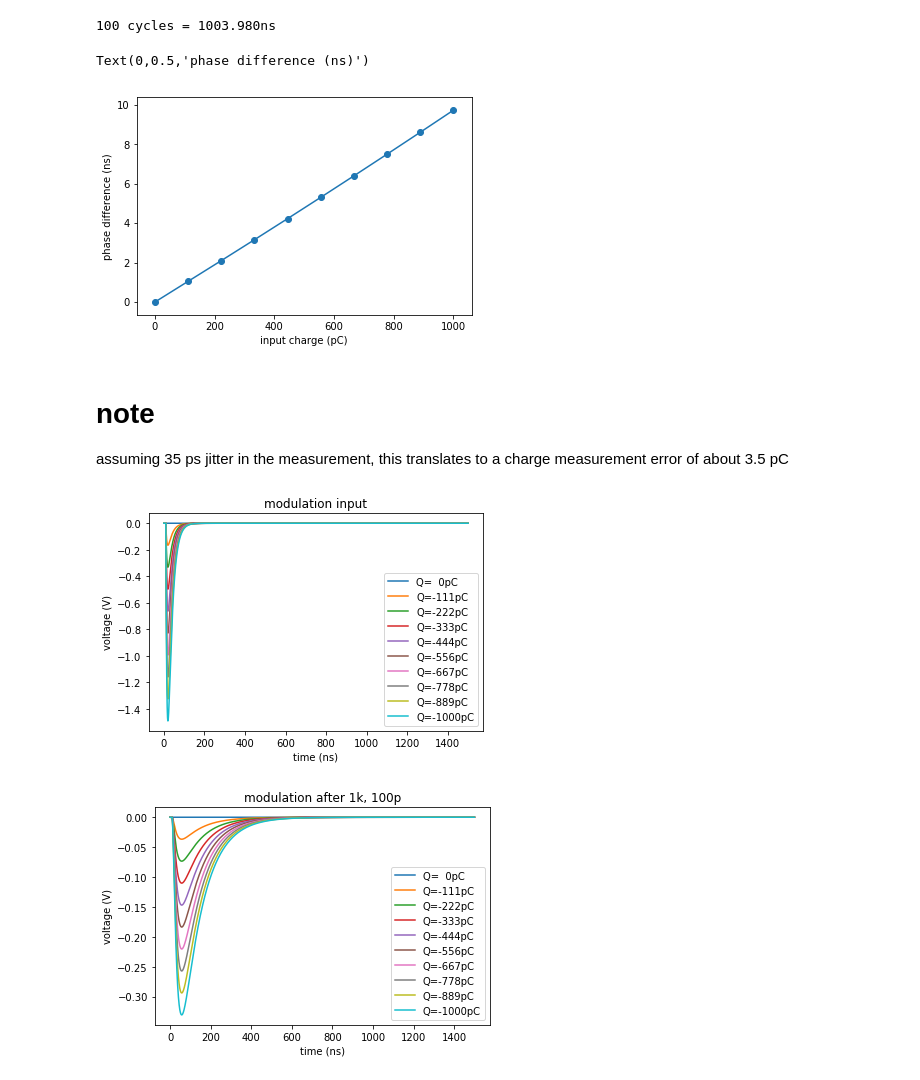
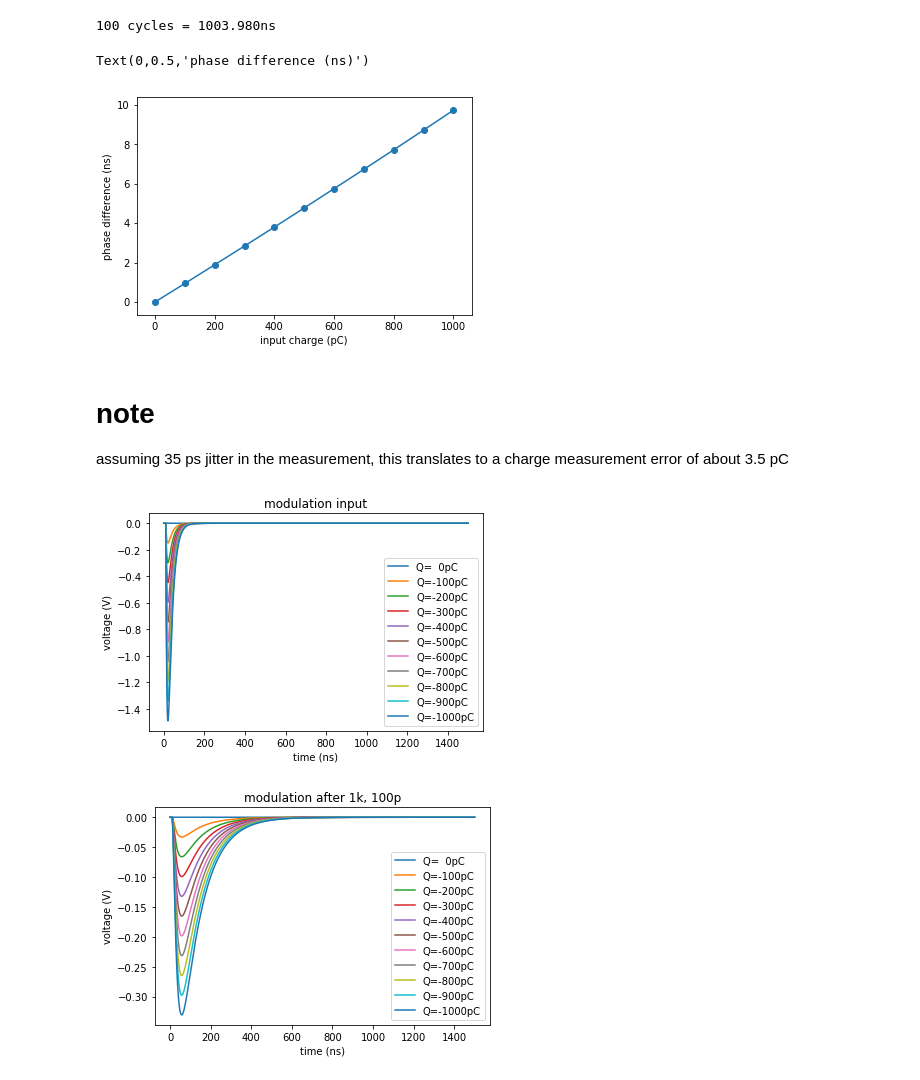
Before and after one commit to acidbourbon/lab_bench, a Jupyter notebook: workdir/jupyter/misc_mw/QFM_calculations/qfm_function.ipynb, the cells around one changed output. Cells and saved outputs as stored; diff of their text form; code cells hidden in the pictures.

Commit message:
cleaned up qfm function notebook

```diff
--- a/workdir/jupyter/misc_mw/QFM_calculations/qfm_function.ipynb
+++ b/workdir/jupyter/misc_mw/QFM_calculations/qfm_function.ipynb
@@ -7,20 +7,10 @@ from sigproc_kit import *
 tau1 = 6e-9
 tau2 = 20e-9
 # %%
-# freq vs voltage
+# oscillator period vs voltage
+# from empirical data
 def T(v):
   return 1.88e-9 * v +  9.302e-9
-
-def nth_edge_time(t,y,n):
-  counter = -1
-  last_state = 0
-  for i in range(0,len(t)):
-    state = y[i]
-    if ((last_state <= 0.5) and (state > 0.5)):
-      counter += 1
-    last_state = state
-    if (counter >= n):
-      return t[i]
 
 
 
@@ -40,7 +30,8 @@ def QFM(t,bias,modulation,**kwargs):
   return osc_out
 # %%
 t = np.arange(0,1.5e-6,10e-12) # be sure to make not to few steps, if you have a sharp IR
-modulation = detector_signal_function(t, -150e-12, tau1, tau2, 10e-9)
+Q = -150e-12
+modulation = detector_signal_function(t, Q, tau1, tau2, 10e-9)
 bias = 0.4
 # %%
 
@@ -70,7 +61,7 @@ def delta_t(Q):
 Q_list = []
 delta_t_list = []
 
-for Q in np.linspace(0,-1e-9,10):
+for Q in np.linspace(0,-1e-9,11):
   Q_list       += [Q]
   delta_t_list += [delta_t(Q)]
 
@@ -83,7 +74,7 @@ plt.xlabel("input charge (pC)")
 plt.ylabel("phase difference (ns)")
 # %% [output]
 Text(0,0.5,'phase difference (ns)')
-[figure, old version]
+[figure, new version]
 # %% [markdown]
 # note
 
@@ -91,7 +82,7 @@ assuming 35 ps jitter in the measurement,
 this translates to a charge measurement error of about 3.5 pC
 # %%
 
-for Q in np.linspace(0,-1e-9,10):
+for Q in np.linspace(0,-1e-9,11):
   modulation  = detector_signal_function(t, Q, tau1, tau2, 10e-9)
   plt.plot(t*1e9,modulation,label="Q={:3.0f}pC".format(Q*1e12))
 
@@ -101,17 +92,17 @@ plt.xlabel("time (ns)")
 plt.title("modulation input")
 plt.show()
 # %% [output]
-[figure, old version]
+[figure, new version]
 # %%
 
-for Q in np.linspace(0,-1e-9,10):
+for Q in np.linspace(0,-1e-9,11):
   modulation  = detector_signal_function(t, Q, tau1, tau2, 10e-9)
   plt.plot(t*1e9,RC_filter(t,modulation,1e3,100e-12),label="Q={:3.0f}pC".format(Q*1e12))
 
 plt.legend()
 plt.ylabel("voltage (V)")
 plt.xlabel("time (ns)")
 plt.title("modulation after 1k, 100p")
 plt.show()
 # %% [output]
-[figure, old version]
+[figure, new version]
```
